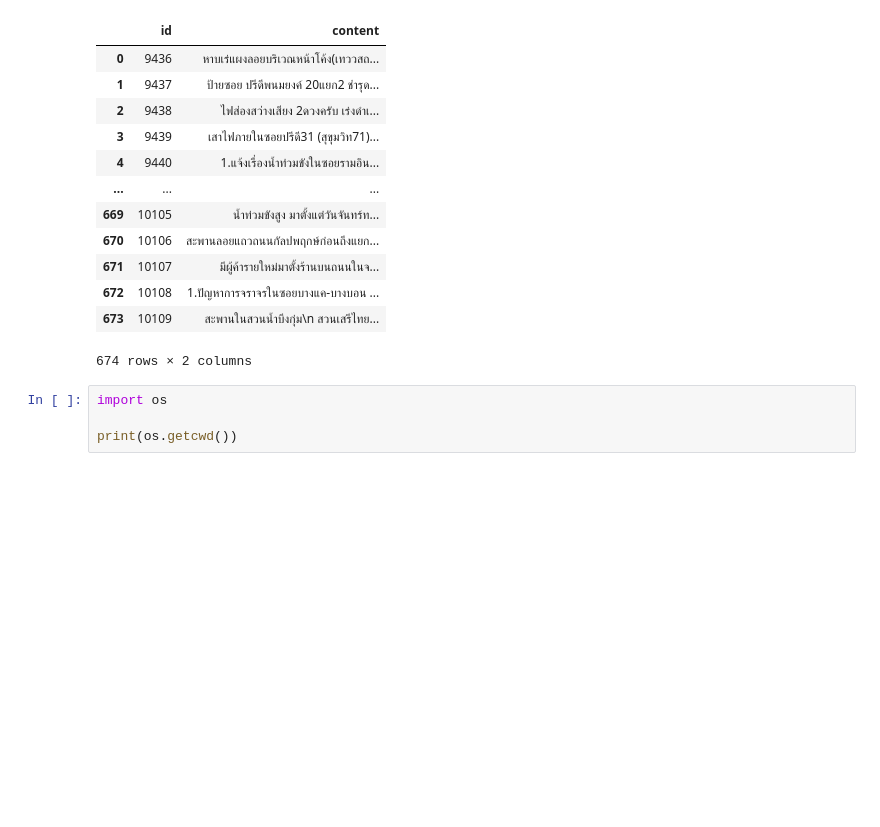
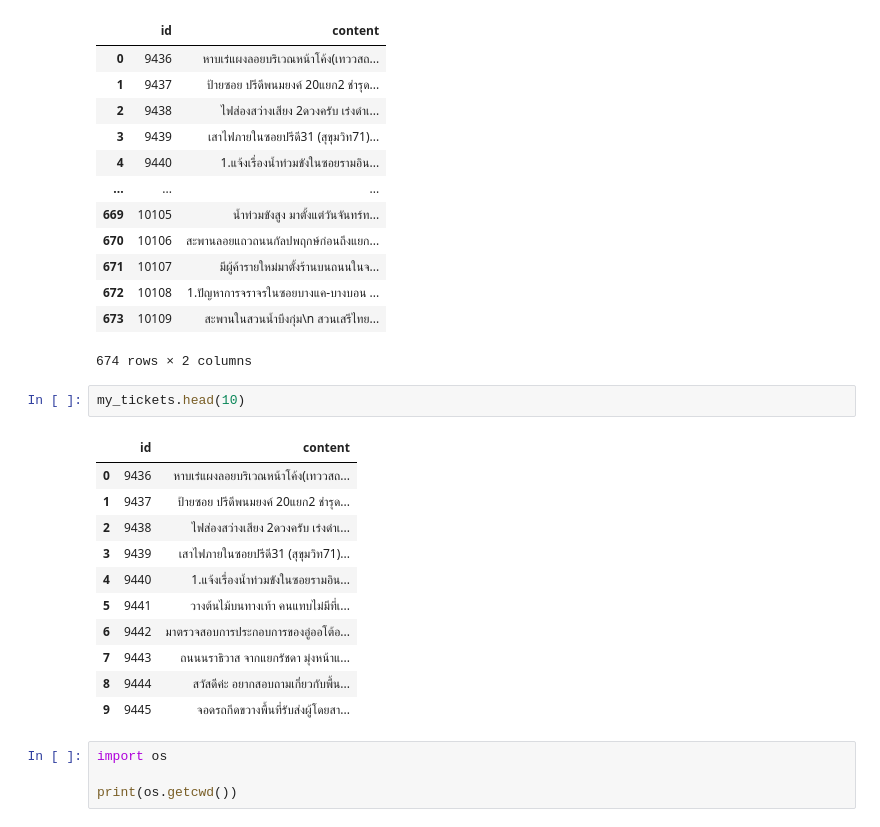
Before and after one commit to tjthanapat/help-me-labeling-traffy-fondue, a Jupyter notebook: data/load_data.ipynb, the cells around one changed output. Cells and saved outputs as stored; diff of their text form; blank space fills up the shorter version.

```diff
--- a/data/load_data.ipynb
+++ b/data/load_data.ipynb
@@ -19,6 +19,20 @@ my_tickets
 | 672 | 10108 | 1.ปัญหาการจราจรในซอยบางแค-บางบอน ... |
 | 673 | 10109 | สะพานในสวนน้ำบึงกุ่ม\n สวนเสรีไทย... |
 674 rows × 2 columns
+# %%
+my_tickets.head(10)
+# %% [output]
+|  | id | content |
+| 0 | 9436 | หาบเร่แผงลอยบริเวณหน้าโค้ง(เทววสถ... |
+| 1 | 9437 | ป้ายซอย ปรีดีพนมยงค์ 20แยก2 ชำรุด... |
+| 2 | 9438 | ไฟส่องสว่างเสียง 2ดวงครับ เร่งดำเ... |
+| 3 | 9439 | เสาไฟภายในซอยปรีดี31 (สุขุมวิท71)... |
+| 4 | 9440 | 1.แจ้งเรื่องน้ำท่วมขังในซอยรามอิน... |
+| 5 | 9441 | วางต้นไม้บนทางเท้า คนแทบไม่มีที่เ... |
+| 6 | 9442 | มาตรวจสอบการประกอบการของอู่ออโต้อ... |
+| 7 | 9443 | ถนนนราธิวาส จากแยกรัชดา มุ่งหน้าแ... |
+| 8 | 9444 | สวัสดีค่ะ อยากสอบถามเกี่ยวกับพื้น... |
+| 9 | 9445 | จอดรถกีดขวางพื้นที่รับส่งผู้โดยสา... |
 # %%
 import os
 
```
Also changed, not shown: parts of 1 cell of this notebook.
